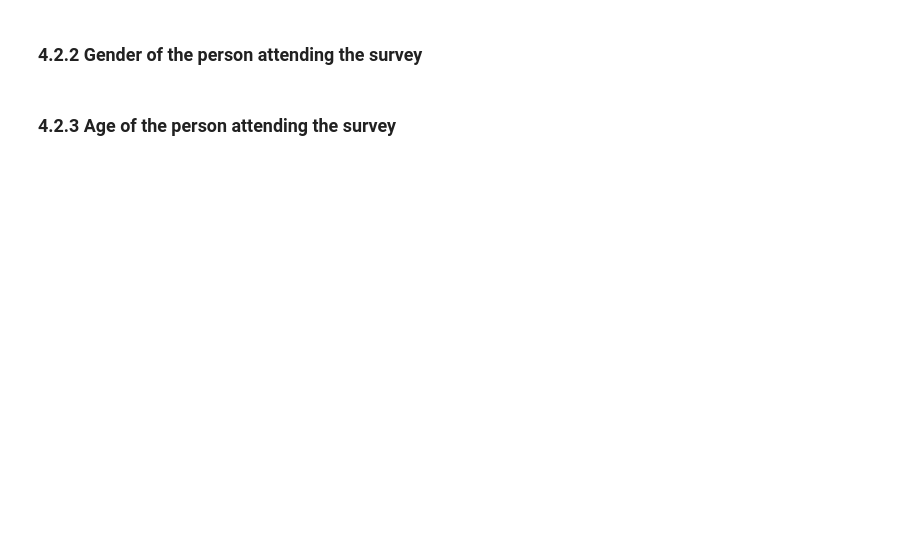
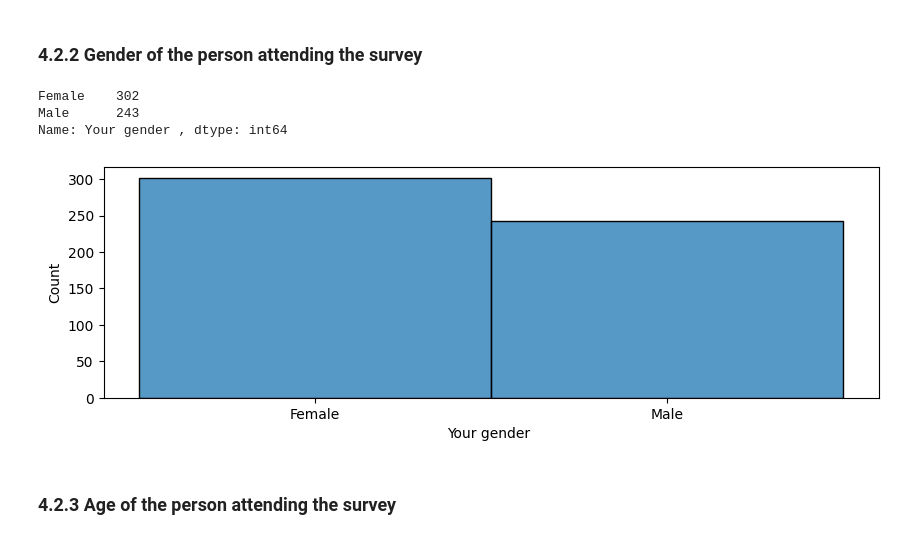
Before and after one commit to RubenMartinezSiso/EcoPark-AIFitnessLevelPredictor, a Jupyter notebook: AI development.ipynb, the cells around one changed output. Cells and saved outputs as stored; diff of their text form; code cells hidden in the pictures; blank space fills up the shorter version.

```diff
--- a/AI development.ipynb
+++ b/AI development.ipynb
@@ -159,4 +192,13 @@ dtype: int64
 # %% [markdown]
 ### 4.2.2   Gender of the person attending the survey
+# %%
+plt.figure(figsize=(10,3))
+sns.histplot(data = fitness_mod, x = 'Your gender ')
+fitness_mod['Your gender '].value_counts()
+# %% [output]
+Female    302
+Male      243
+Name: Your gender , dtype: int64
+[figure, added]
 # %% [markdown]
 ### 4.2.3   Age of the person attending the survey
```
Also changed, not shown: parts of 80 cells of this notebook, 4 other files.
